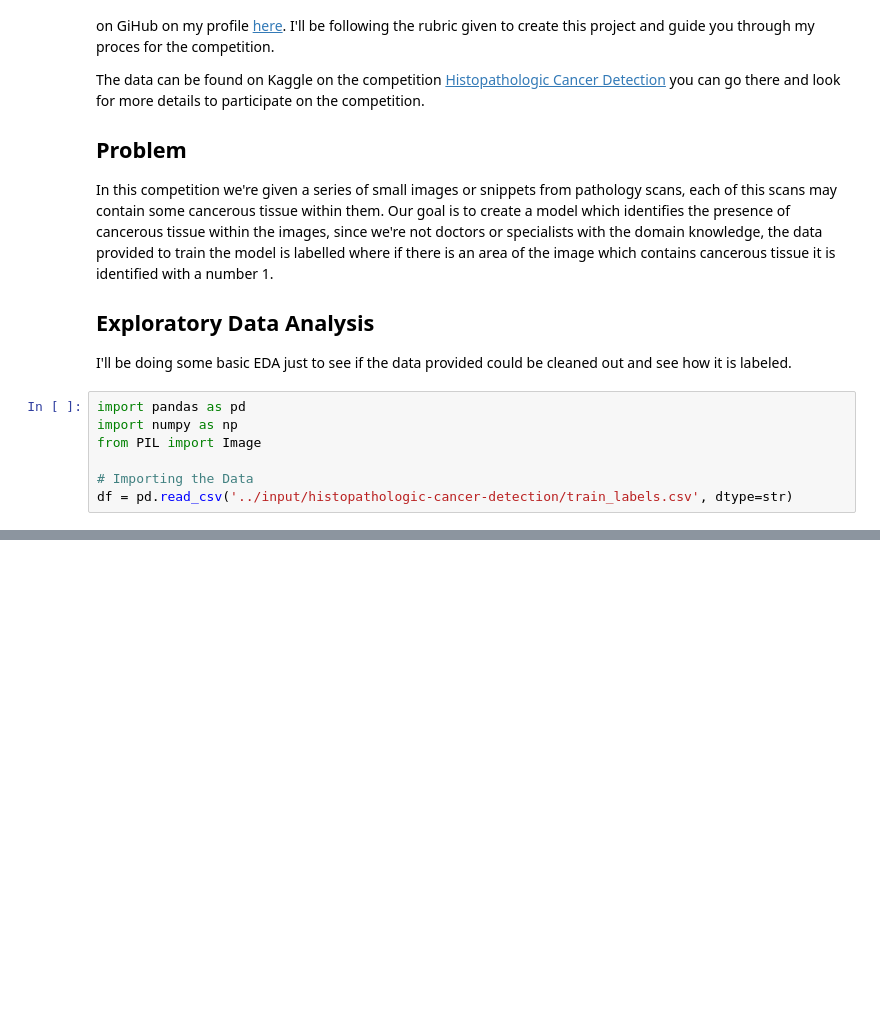
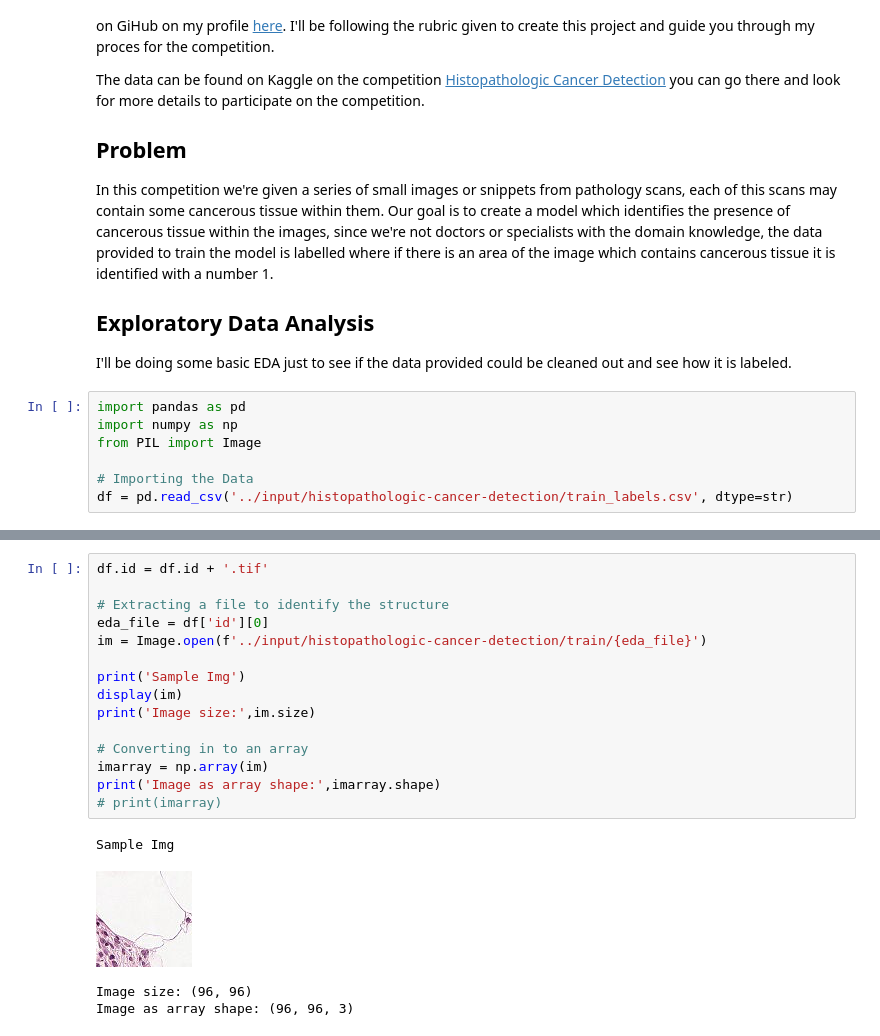
Before and after one commit to rorrostieta/competition_cancer_detection, a Jupyter notebook: kaggle-competition-cancer-detection.ipynb, the cells around one changed output, grey strips where cells are left out. Drawn from its saved outputs; the diff is of its cells as text; blank space fills up the shorter version.

Commit message:
Kaggle Notebook | Kaggle Competition Cancer Detection | Version 2

```diff
--- a/kaggle-competition-cancer-detection.ipynb
+++ b/kaggle-competition-cancer-detection.ipynb
@@ -18,0 +48,20 @@ df = pd.read_csv('../input/histopathologic-cancer-detection/train_labels.csv', d
+# %%
+df.id = df.id + '.tif'
+
+# Extracting a file to identify the structure
+eda_file = df['id'][0]
+im = Image.open(f'../input/histopathologic-cancer-detection/train/{eda_file}')
+
+print('Sample Img')
+display(im)
+print('Image size:',im.size)
+
+# Converting in to an array
+imarray = np.array(im)
+print('Image as array shape:',imarray.shape)
+# print(imarray)
+# %% [output]
+Sample Img
+[figure, added]
+Image size: (96, 96)
+Image as array shape: (96, 96, 3)
```
Also changed, not shown: parts of 10 cells of this notebook.
